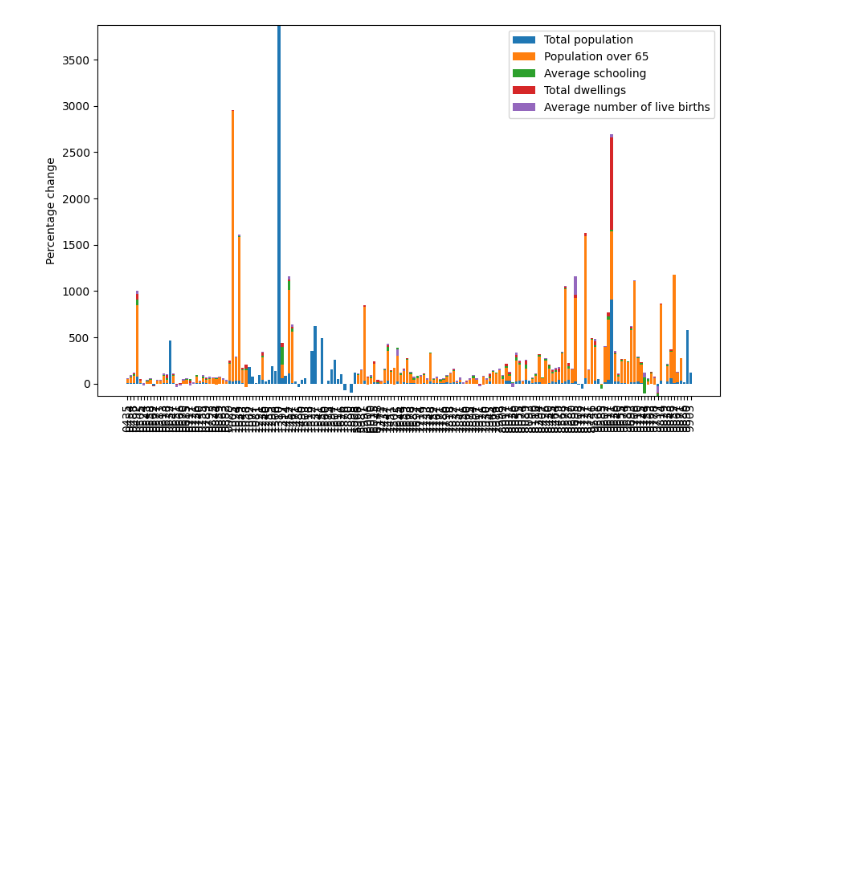
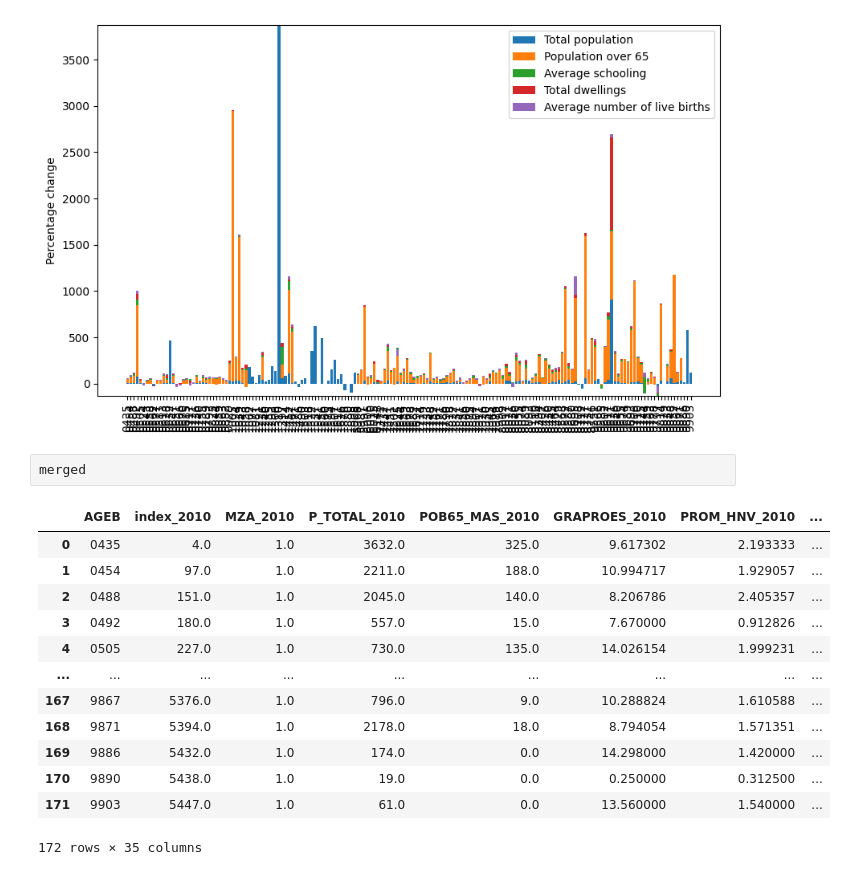
Before and after one commit to MaximilianoVM/DATA-MINIG-2023-1, a Jupyter notebook: project/2_VS_EXPLORING2_AGEBS_ENSENADA.ipynb, the cells around one changed output. Drawn from its saved outputs; the diff is of its cells as text; blank space fills up the shorter version.

```diff
--- a/project/2_VS_EXPLORING2_AGEBS_ENSENADA.ipynb
+++ b/project/2_VS_EXPLORING2_AGEBS_ENSENADA.ipynb
@@ -235,3 +237,19 @@ ax.legend()
 plt.show()
 # %% [output]
 [figure]
+# %%
+merged
+# %% [output]
+|  | AGEB | index_2010 | MZA_2010 | P_TOTAL_2010 | POB65_MAS_2010 | GRAPROES_2010 | PROM_HNV_2010 | ... |
+| 0 | 0435 | 4.0 | 1.0 | 3632.0 | 325.0 | 9.617302 | 2.193333 | ... |
+| 1 | 0454 | 97.0 | 1.0 | 2211.0 | 188.0 | 10.994717 | 1.929057 | ... |
+| 2 | 0488 | 151.0 | 1.0 | 2045.0 | 140.0 | 8.206786 | 2.405357 | ... |
+| 3 | 0492 | 180.0 | 1.0 | 557.0 | 15.0 | 7.670000 | 0.912826 | ... |
+| 4 | 0505 | 227.0 | 1.0 | 730.0 | 135.0 | 14.026154 | 1.999231 | ... |
+| ... | ... | ... | ... | ... | ... | ... | ... | ... |
+| 167 | 9867 | 5376.0 | 1.0 | 796.0 | 9.0 | 10.288824 | 1.610588 | ... |
+| 168 | 9871 | 5394.0 | 1.0 | 2178.0 | 18.0 | 8.794054 | 1.571351 | ... |
+| 169 | 9886 | 5432.0 | 1.0 | 174.0 | 0.0 | 14.298000 | 1.420000 | ... |
+| 170 | 9890 | 5438.0 | 1.0 | 19.0 | 0.0 | 0.250000 | 0.312500 | ... |
+| 171 | 9903 | 5447.0 | 1.0 | 61.0 | 0.0 | 13.560000 | 1.540000 | ... |
+172 rows × 35 columns
```
Also changed, not shown: parts of 1 cell of this notebook, 2 other files.
